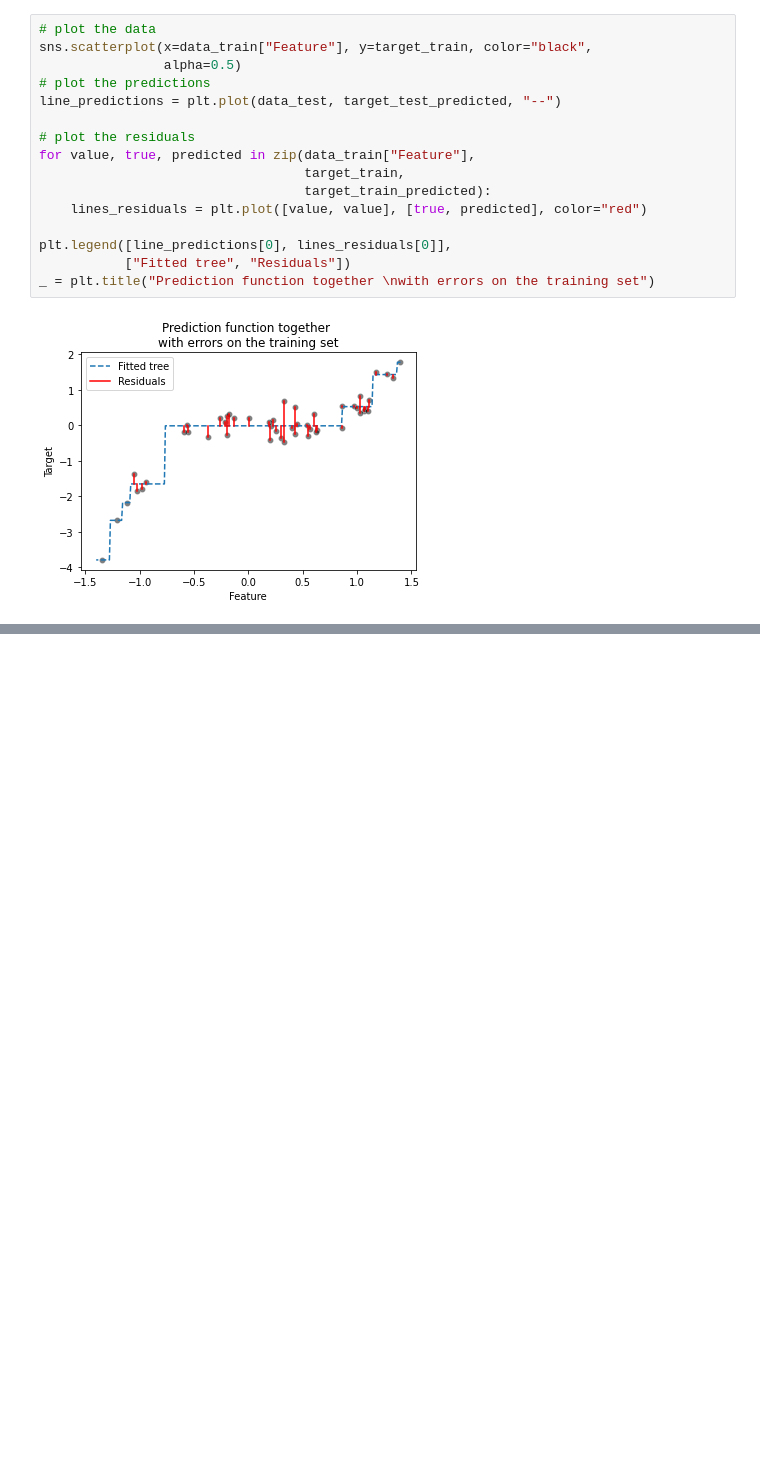
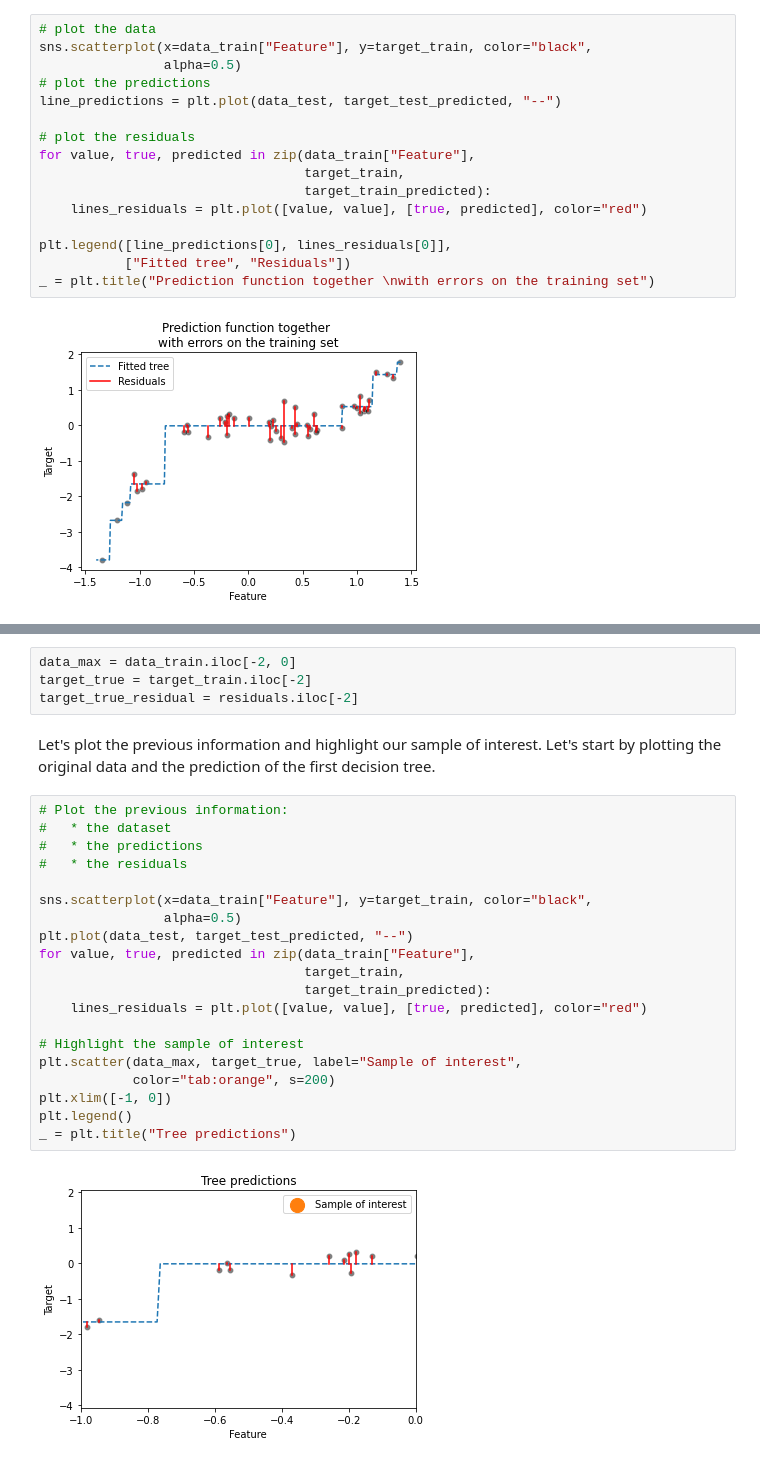
Before and after one commit to skacem/Learning-Machine-Learning, a Jupyter notebook: Scikit-learn/605_gbdt.ipynb, the cells around one changed output, grey strips where cells are left out. Cells and saved outputs as stored; diff of their text form; blank space fills up the shorter version.

```diff
--- a/Scikit-learn/605_gbdt.ipynb
+++ b/Scikit-learn/605_gbdt.ipynb
@@ -70,0 +102,28 @@ _ = plt.title("Prediction function together \nwith errors on the training set")
+# %%
+data_max = data_train.iloc[-2, 0]
+target_true = target_train.iloc[-2]
+target_true_residual = residuals.iloc[-2]
+# %% [markdown]
+Let's plot the previous information and highlight our sample of interest. Let's start by plotting the original data and the prediction of the first decision tree.
+# %%
+# Plot the previous information:
+#   * the dataset
+#   * the predictions
+#   * the residuals
+
+sns.scatterplot(x=data_train["Feature"], y=target_train, color="black",
+                alpha=0.5)
+plt.plot(data_test, target_test_predicted, "--")
+for value, true, predicted in zip(data_train["Feature"],
+                                  target_train,
+                                  target_train_predicted):
+    lines_residuals = plt.plot([value, value], [true, predicted], color="red")
+
+# Highlight the sample of interest
+plt.scatter(data_max, target_true, label="Sample of interest",
+            color="tab:orange", s=200)
+plt.xlim([-1, 0])
+plt.legend()
+_ = plt.title("Tree predictions")
+# %% [output]
+[figure, added]
```
Also changed, not shown: parts of 15 cells of this notebook.
